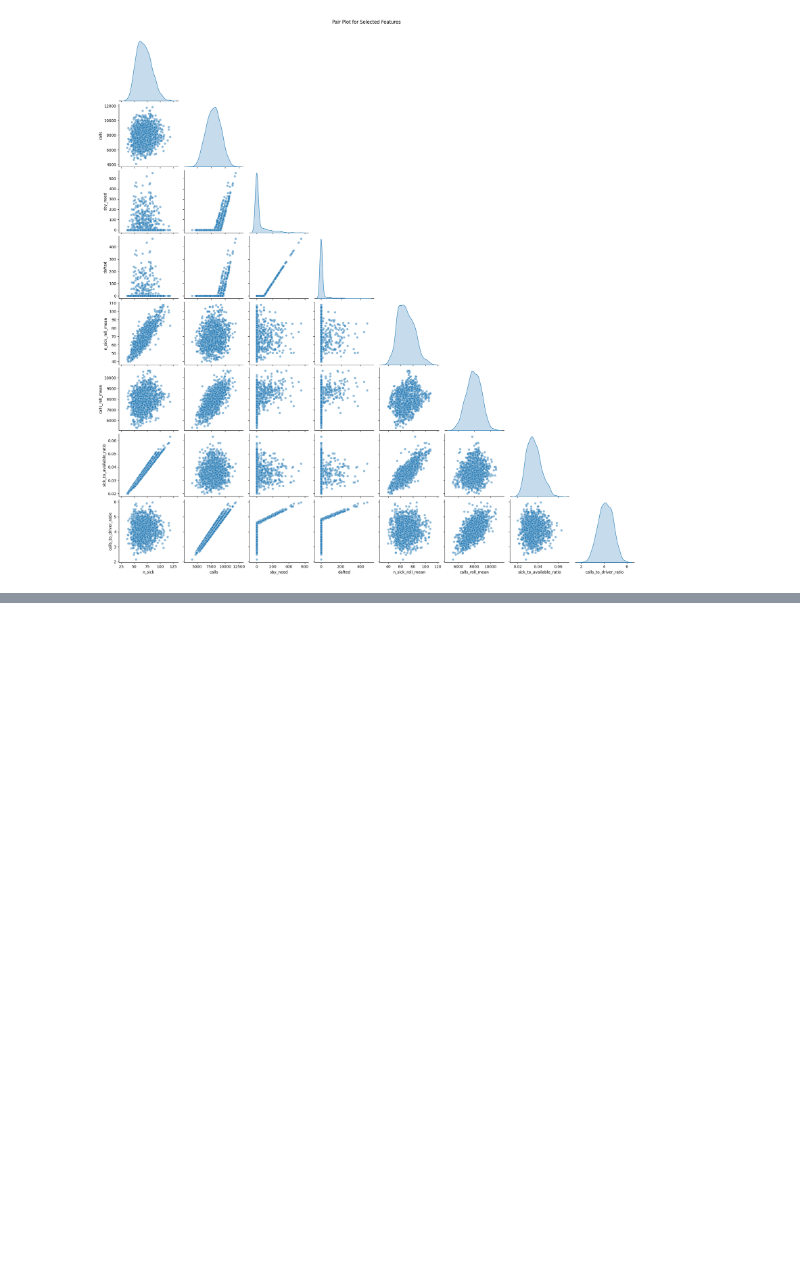
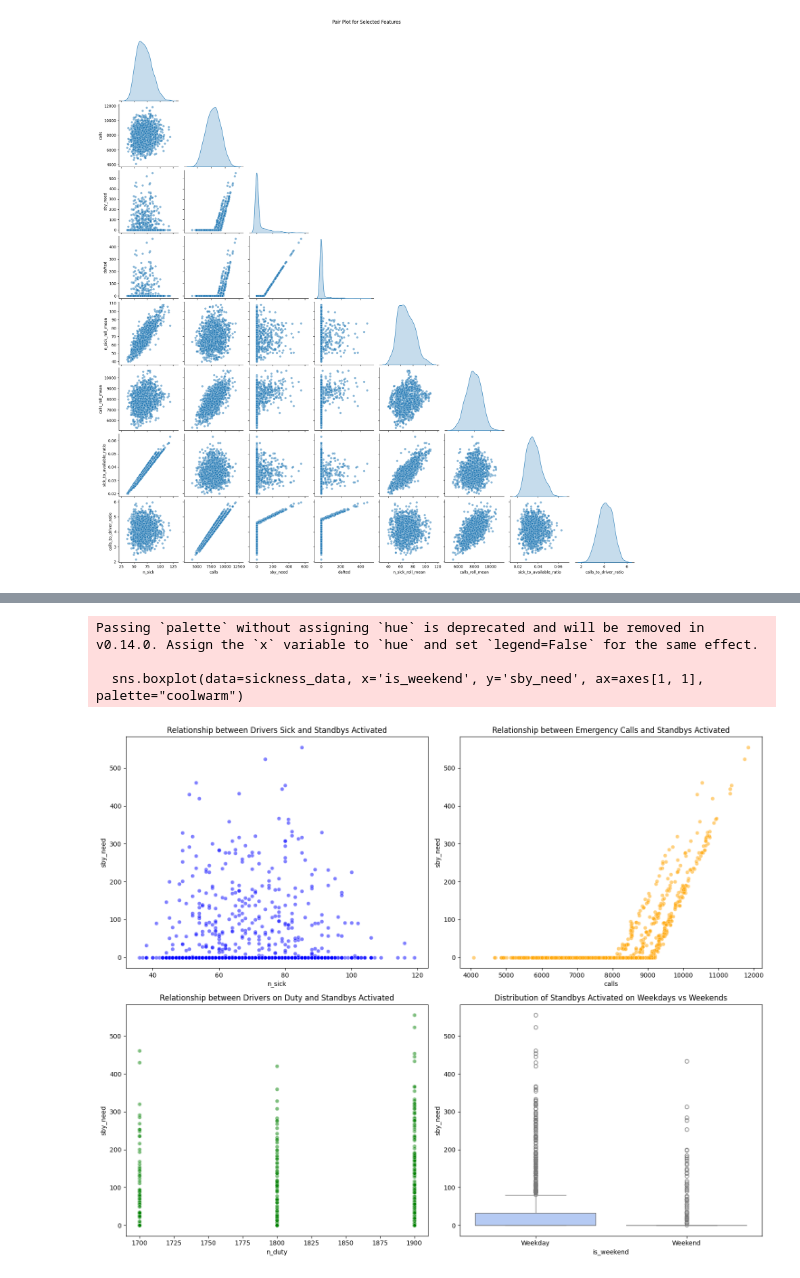
Before and after one commit to Muskan-Verma-7/Case-Study-Project, a Jupyter notebook: case_study.ipynb, the cells around one changed output, grey strips where cells are left out. Cells and saved outputs as stored; diff of their text form; code cells hidden in the pictures; blank space fills up the shorter version.

```diff
--- a/case_study.ipynb
+++ b/case_study.ipynb
@@ -780,0 +510,27 @@ See the caveats in the documentation: https://pandas.pydata.org/pandas-docs/stab
+# %%
+# Set up the figure and axes
+fig, axes = plt.subplots(nrows=2, ncols=2, figsize=(15, 12))
+
+# Scatter plots for relationships with 'sby_need'
+sns.scatterplot(data=sickness_data, x='n_sick', y='sby_need', ax=axes[0, 0], alpha=0.5, color='blue')
+axes[0, 0].set_title('Relationship between Drivers Sick and Standbys Activated')
+
+sns.scatterplot(data=sickness_data, x='calls', y='sby_need', ax=axes[0, 1], alpha=0.5, color='orange')
+axes[0, 1].set_title('Relationship between Emergency Calls and Standbys Activated')
+
+sns.scatterplot(data=sickness_data, x='n_duty', y='sby_need', ax=axes[1, 0], alpha=0.5, color='green')
+axes[1, 0].set_title('Relationship between Drivers on Duty and Standbys Activated')
+
+# Box plots for relationship of 'is_weekend' with 'sby_need'
+sns.boxplot(data=sickness_data, x='is_weekend', y='sby_need', ax=axes[1, 1], palette="coolwarm")
+axes[1, 1].set_title('Distribution of Standbys Activated on Weekdays vs Weekends')
+axes[1, 1].set_xticklabels(['Weekday', 'Weekend'])
+
+# Adjust the layout
+plt.tight_layout()
+plt.show()
+# %% [output]
+Passing `palette` without assigning `hue` is deprecated and will be removed in v0.14.0. Assign the `x` variable to `hue` and set `legend=False` for the same effect.
+
+  sns.boxplot(data=sickness_data, x='is_weekend', y='sby_need', ax=axes[1, 1], palette="coolwarm")
+[figure, added]
```
Also changed, not shown: parts of 34 cells of this notebook, 3 other files.
